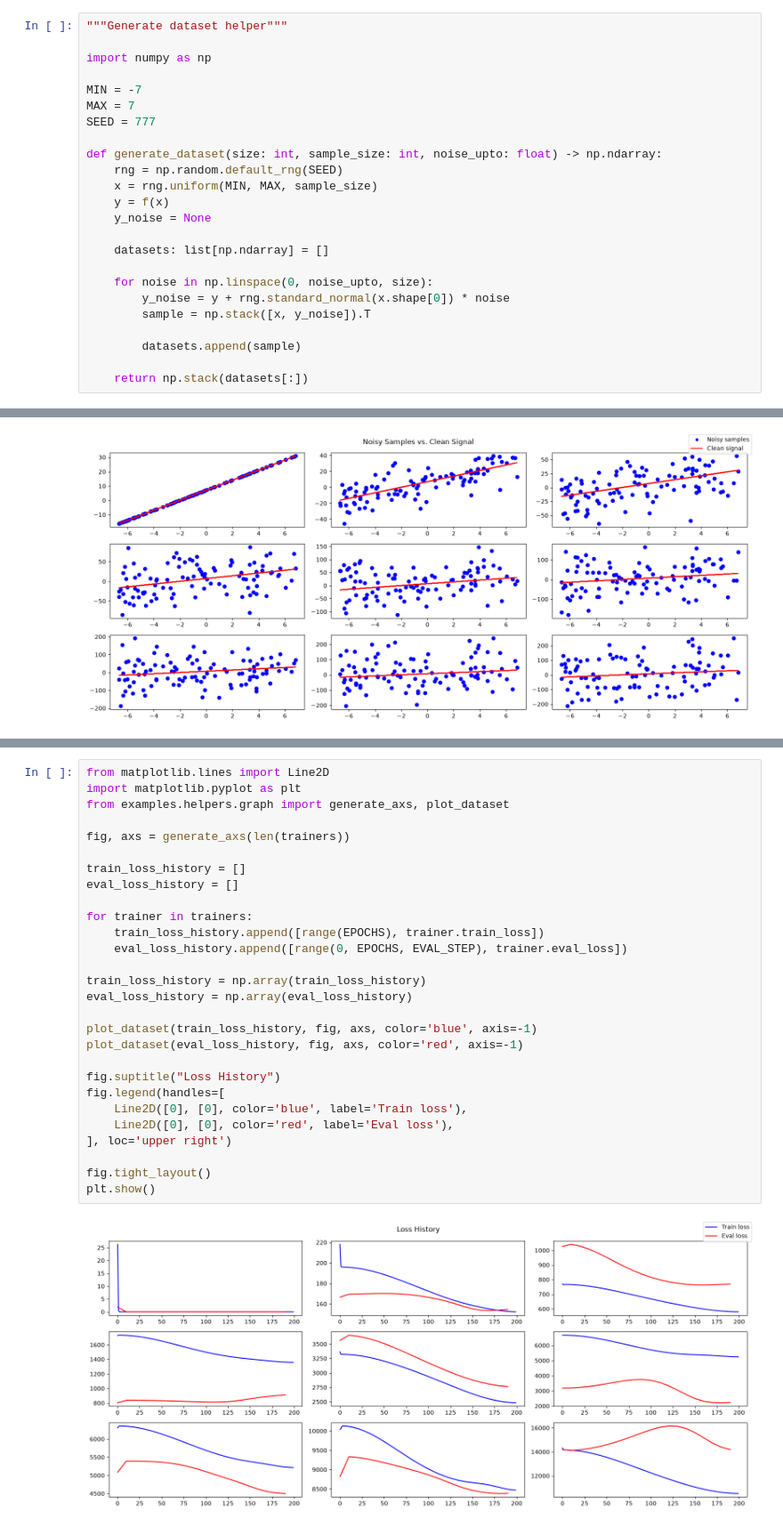
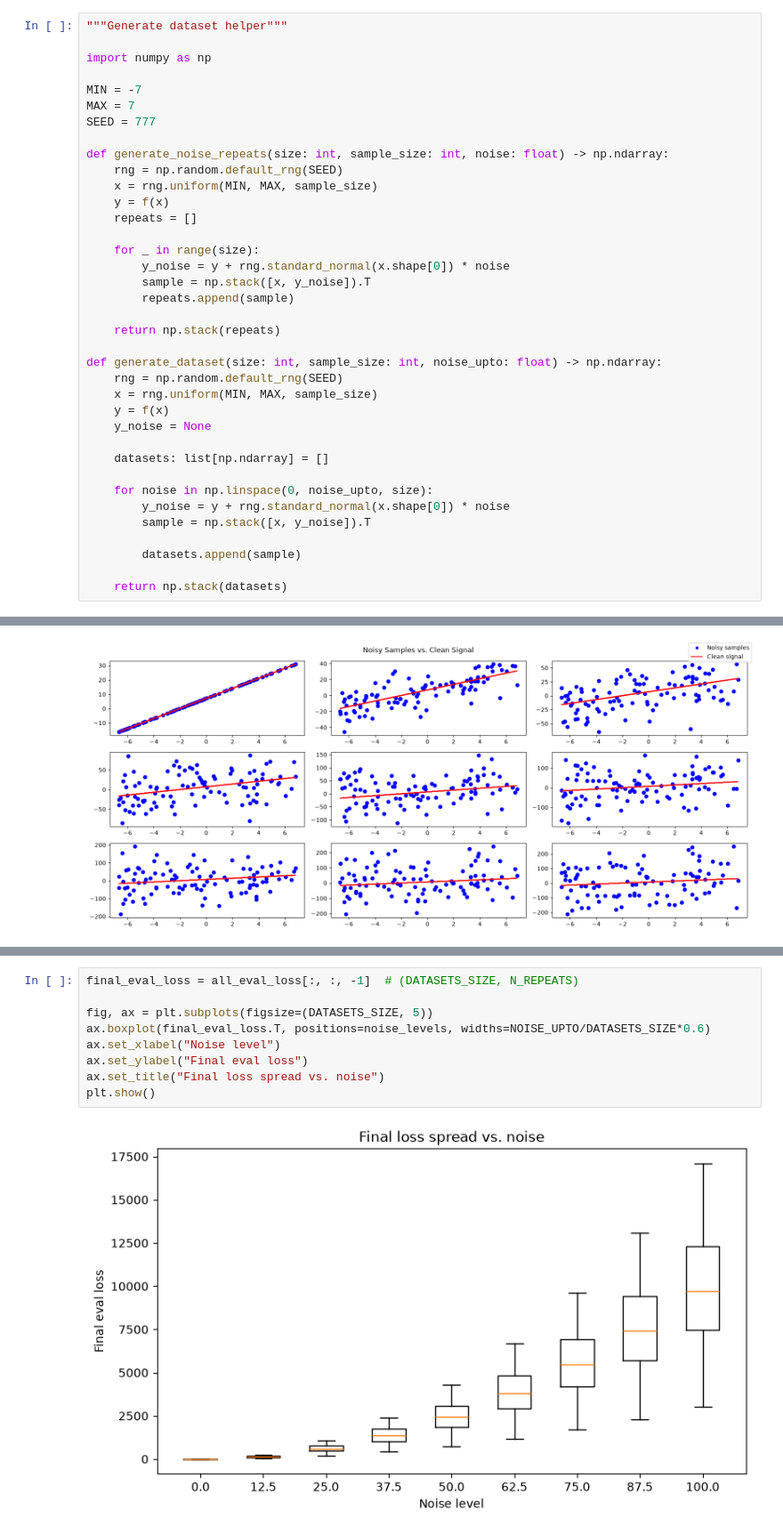
Before and after one commit to cecinuga/thorcino, a Jupyter notebook: examples/linear_regression/variance/main.ipynb, the cells around one changed output, grey strips where cells are left out. Shown at 89% size. Saved outputs shown, nothing was run; the diff lists cells and outputs as text.

```diff
--- a/examples/linear_regression/variance/main.ipynb
+++ b/examples/linear_regression/variance/main.ipynb
@@ -24,6 +24,19 @@ import numpy as np
 MIN = -7
 MAX = 7
 SEED = 777
+
+def generate_noise_repeats(size: int, sample_size: int, noise: float) -> np.ndarray:
+    rng = np.random.default_rng(SEED)
+    x = rng.uniform(MIN, MAX, sample_size)
+    y = f(x)
+    repeats = []
+
+    for _ in range(size):
+        y_noise = y + rng.standard_normal(x.shape[0]) * noise
+        sample = np.stack([x, y_noise]).T
+        repeats.append(sample)
+
+    return np.stack(repeats)
 
 def generate_dataset(size: int, sample_size: int, noise_upto: float) -> np.ndarray:
     rng = np.random.default_rng(SEED)
@@ -39,7 +52,7 @@ def generate_dataset(size: int, sample_size: int, noise_upto: float) -> np.ndarr
 
         datasets.append(sample)
 
-    return np.stack(datasets[:])
+    return np.stack(datasets)
 # %% [markdown]
 ## How the data is built
 
@@ -102,30 +135,11 @@ We plot the training and evaluation loss curves for every model side by side, on
 # %%
-from matplotlib.lines import Line2D
-import matplotlib.pyplot as plt
-from examples.helpers.graph import generate_axs, plot_dataset
+final_eval_loss = all_eval_loss[:, :, -1]  # (DATASETS_SIZE, N_REPEATS)
 
-fig, axs = generate_axs(len(trainers))
-
-train_loss_history = []
-eval_loss_history = []
-
-for trainer in trainers:
-    train_loss_history.append([range(EPOCHS), trainer.train_loss])
-    eval_loss_history.append([range(0, EPOCHS, EVAL_STEP), trainer.eval_loss])
-
-train_loss_history = np.array(train_loss_history)
-eval_loss_history = np.array(eval_loss_history)
-
-plot_dataset(train_loss_history, fig, axs, color='blue', axis=-1)
-plot_dataset(eval_loss_history, fig, axs, color='red', axis=-1)
-
-fig.suptitle("Loss History")
-fig.legend(handles=[
-    Line2D([0], [0], color='blue', label='Train loss'),
-    Line2D([0], [0], color='red', label='Eval loss'),
-], loc='upper right')
-
-fig.tight_layout()
+fig, ax = plt.subplots(figsize=(DATASETS_SIZE, 5))
+ax.boxplot(final_eval_loss.T, positions=noise_levels, widths=NOISE_UPTO/DATASETS_SIZE*0.6)
+ax.set_xlabel("Noise level")
+ax.set_ylabel("Final eval loss")
+ax.set_title("Final loss spread vs. noise")
 plt.show()
 # %% [output]
-[figure, old version]
+[figure, new version]
```
Also changed, not shown: parts of 7 cells of this notebook, 3 other files.
